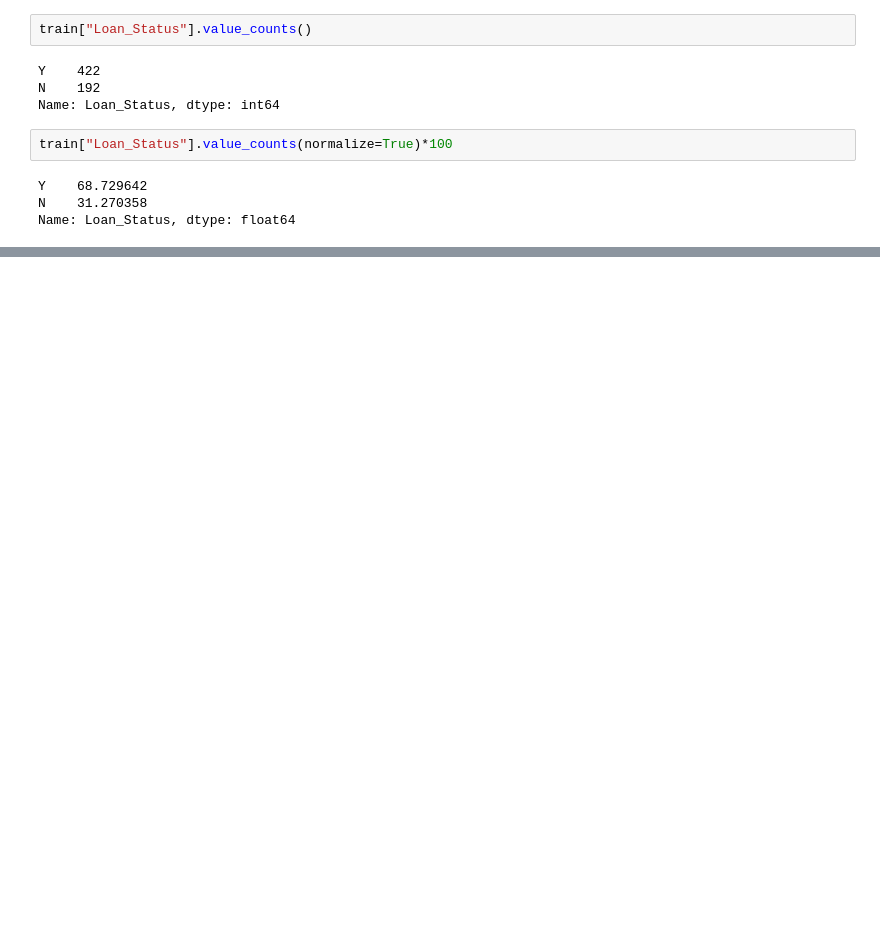
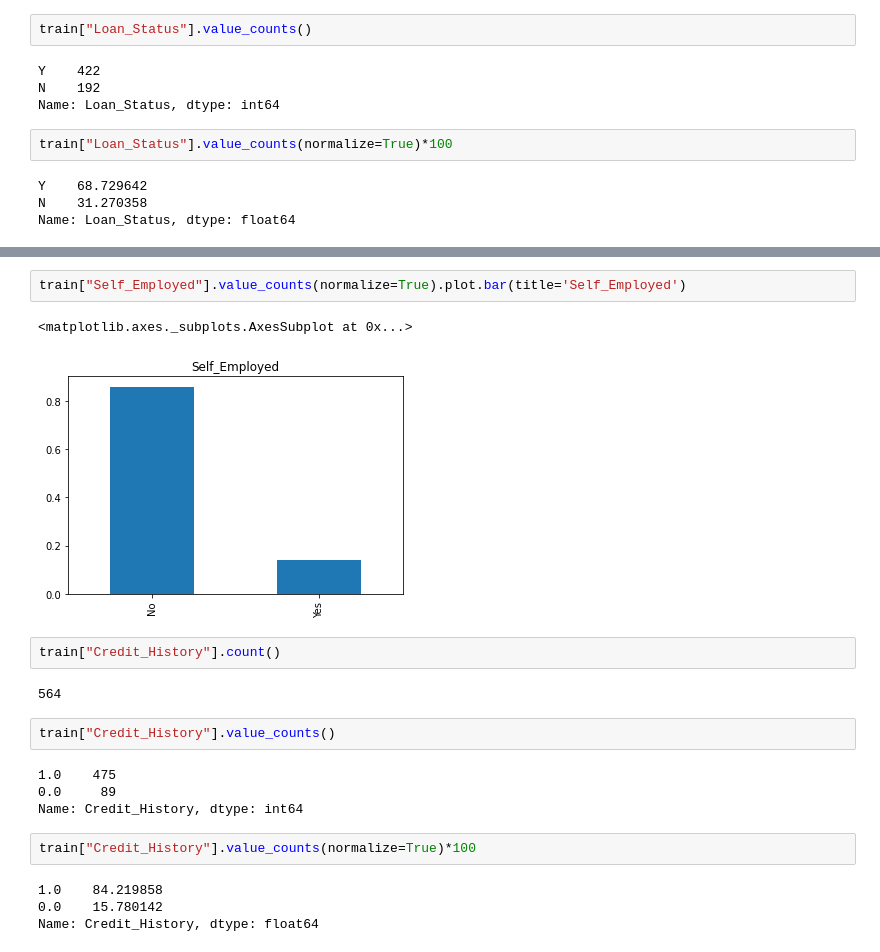
Before and after one commit to shivam23rawat/Home-Loan-Prediction-System, a Jupyter notebook: Home_Loan_Prediction.ipynb, the cells around one changed output, grey strips where cells are left out. Cells and saved outputs as stored; diff of their text form; blank space fills up the shorter version.

```diff
--- a/Home_Loan_Prediction.ipynb
+++ b/Home_Loan_Prediction.ipynb
@@ -57,0 +126,21 @@ Name: Loan_Status, dtype: float64
+# %%
+train["Self_Employed"].value_counts(normalize=True).plot.bar(title='Self_Employed')
+# %% [output]
+<matplotlib.axes._subplots.AxesSubplot at 0x...>
+[figure, added]
+# %%
+train["Credit_History"].count()
+# %% [output]
+564
+# %%
+train["Credit_History"].value_counts()
+# %% [output]
+1.0    475
+0.0     89
+Name: Credit_History, dtype: int64
+# %%
+train["Credit_History"].value_counts(normalize=True)*100
+# %% [output]
+1.0    84.219858
+0.0    15.780142
+Name: Credit_History, dtype: float64
```
Also changed, not shown: parts of 52 cells of this notebook.
